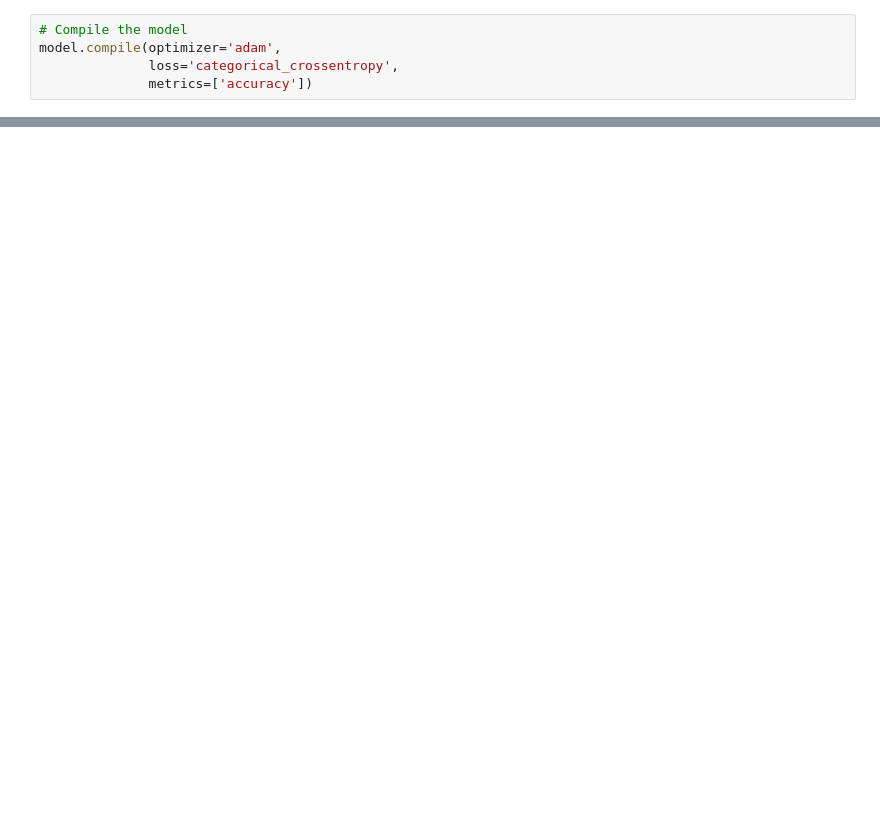
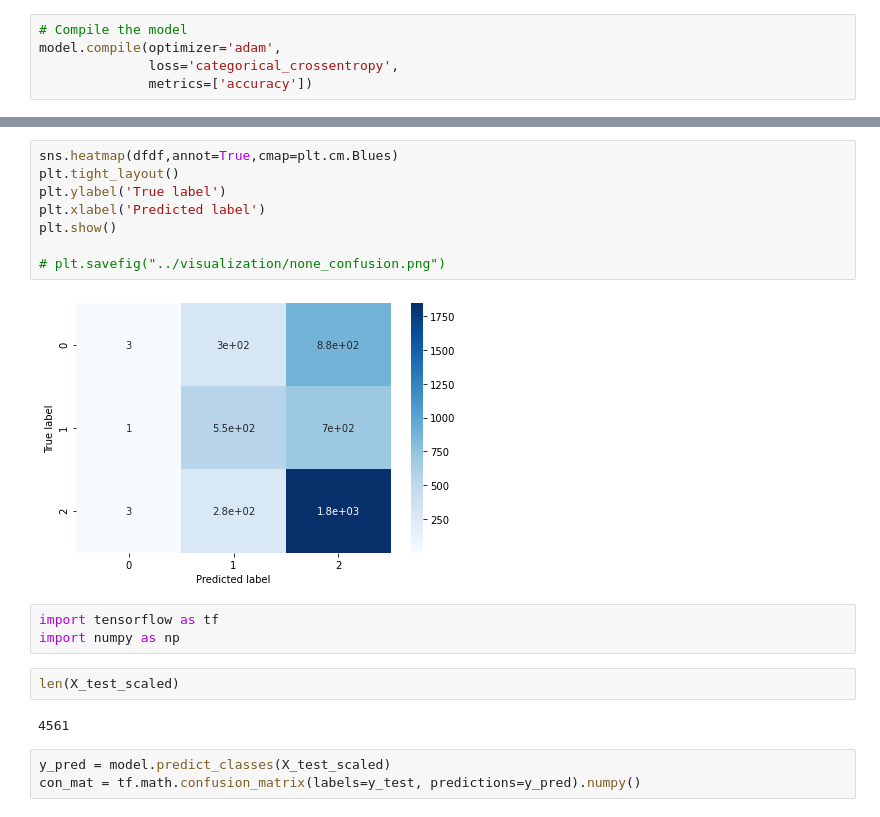
Before and after one commit to lstredler/Final-Frontier, a Jupyter notebook: models/rf_model.ipynb, the cells around one changed output, grey strips where cells are left out. Cells and saved outputs as stored; diff of their text form; blank space fills up the shorter version.

```diff
--- a/models/rf_model.ipynb
+++ b/models/rf_model.ipynb
@@ -340,0 +469,20 @@ Normal Neural Network - Loss: 1.5774860382080078, Accuracy: 0.4588905870914459
+# %%
+sns.heatmap(dfdf,annot=True,cmap=plt.cm.Blues)
+plt.tight_layout()
+plt.ylabel('True label')
+plt.xlabel('Predicted label')
+plt.show()
+
+# plt.savefig("../visualization/none_confusion.png")
+# %% [output]
+[figure, added]
+# %%
+import tensorflow as tf
+import numpy as np
+# %%
+len(X_test_scaled)
+# %% [output]
+4561
+# %%
+y_pred = model.predict_classes(X_test_scaled)
+con_mat = tf.math.confusion_matrix(labels=y_test, predictions=y_pred).numpy()
```
Also changed, not shown: parts of 42 cells of this notebook, 13 other files.
